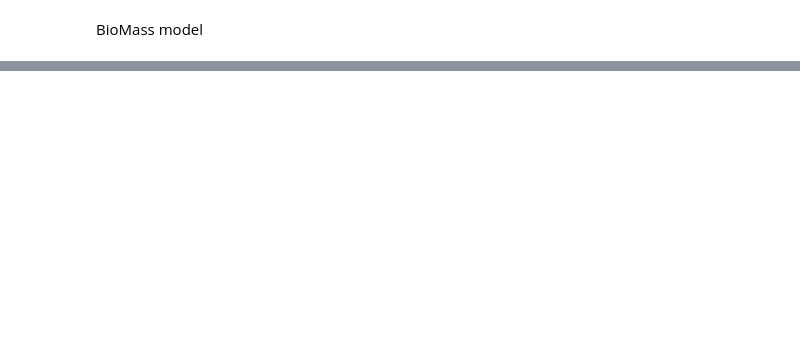
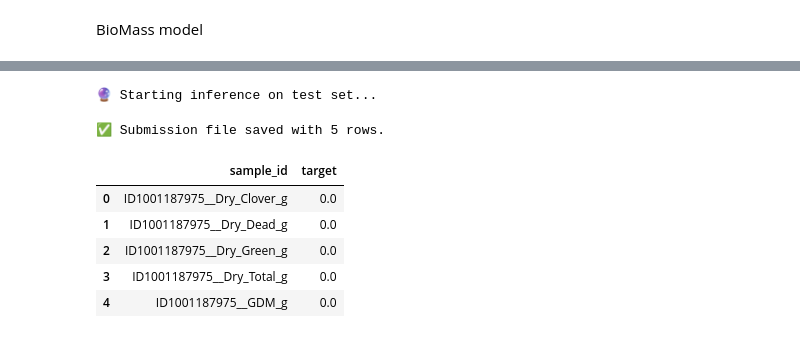
Before and after one commit to sujalgawas/csiro-biomass, a Jupyter notebook: multi-model-bio-mass-version-1.ipynb, the cells around one changed output, grey strips where cells are left out. Saved outputs shown, nothing was run; the diff lists cells and outputs as text; code cells hidden in the pictures; blank space fills up the shorter version.

Commit message:
Kaggle Notebook | multi-model-bio-mass_version_1 | Version 18

```diff
--- a/multi-model-bio-mass-version-1.ipynb
+++ b/multi-model-bio-mass-version-1.ipynb
@@ -1191,7 +1191,7 @@ early_stop_callback = EarlyStopping(
 trainer = Trainer(
     accelerator="gpu" if torch.cuda.is_available() else "cpu",
     devices=1,
-    max_epochs=30,
+    max_epochs=10,
     callbacks=[checkpoint_callback, early_stop_callback],
     log_every_n_steps=10
 )
@@ -1329,0 +1244,76 @@ print(submission_df.head(10))
+# %%
+import torchvision.transforms as transforms
+
+# Inference on test set
+print("🔮 Starting inference on test set...")
+# --- 5. Submission-Safe Inference ---
+model.eval()
+device = torch.device("cuda" if torch.cuda.is_available() else "cpu")
+model.to(device)
+
+inf_tfs = v2.Compose([
+    v2.ToImage(),
+    v2.Resize((224, 224)),
+    v2.ToDtype(torch.float32, scale=True),
+    v2.Normalize([0.485, 0.456, 0.406], [0.229, 0.224, 0.225])
+])
+
+results = []
+with torch.no_grad():
+    for _, row in tqdm(test_pd.iterrows(), total=len(test_pd)):
+        try:
+            # 1. Path & Masking Safety
+            img_path = os.path.join(image_root_dir, row["image_path"])
+            if os.path.exists(img_path):
+                masked = image_to_mask(img_path)
+            else:
+                masked = np.zeros((224, 224, 3), dtype=np.uint8)
+
+            img_tensor = inf_tfs(masked).unsqueeze(0).to(device)
+
+            # 2. Label Encoding Safety (Handle Unseen Labels)
+            s_val = str(row["Species"])
+            s_idx = SPECIES_LE.transform([s_val])[0] if s_val in SPECIES_LE.classes_ else 0
+
+            t_val = str(row["target_name"])
+            t_idx = TARGET_LE.transform([t_val])[0] if t_val in TARGET_LE.classes_ else 0
+
+            # 3. Missing Column Safety
+            # In test_pd, Pre_GSHH_NDVI is missing, so we use 0.0
+            tab_tensor = torch.tensor([[
+                float(s_idx),
+                0.0,
+                float(row.get("Height_Ave_cm", 0.0)),
+                float(t_idx)
+            ]], dtype=torch.float32).to(device)
+
+            # 4. Predict
+            pred_value = model(img_tensor, tab_tensor).item()
+            results.append({"sample_id": row["sample_id"], "target": pred_value})
+
+        except Exception as e:
+            # Fallback so the submission doesn't fail globally
+            results.append({"sample_id": row["sample_id"], "target": 0.0})
+
+# --- 6. Final Formatting ---
+# Construct the dataframe with ONLY the necessary columns
+submission_df = pd.DataFrame(results)
+
+# Ensure the column names match the sample_submission exactly
+# Most CSIRO Biomass competitions expect 'sample_id' and 'target'
+submission_df = submission_df[['sample_id', 'target']]
+
+# Save to the current working directory
+submission_df.to_csv("submission.csv", index=False)
+
+print(f"✅ Submission file saved with {len(submission_df)} rows.")
+submission_df.head()
+# %% [output]
+🔮 Starting inference on test set...
+✅ Submission file saved with 5 rows.
+|  | sample_id | target |
+| 0 | ID1001187975__Dry_Clover_g | 0.0 |
+| 1 | ID1001187975__Dry_Dead_g | 0.0 |
+| 2 | ID1001187975__Dry_Green_g | 0.0 |
+| 3 | ID1001187975__Dry_Total_g | 0.0 |
+| 4 | ID1001187975__GDM_g | 0.0 |
```
Also changed, not shown: parts of 7 cells of this notebook.
